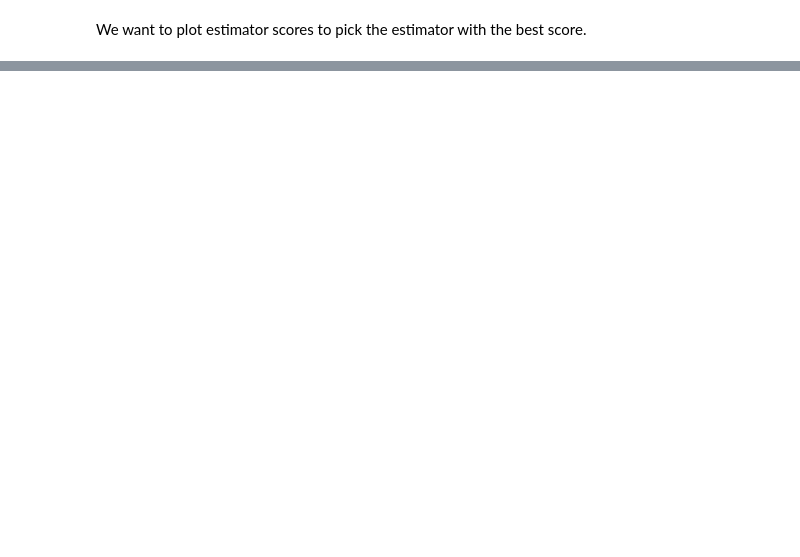
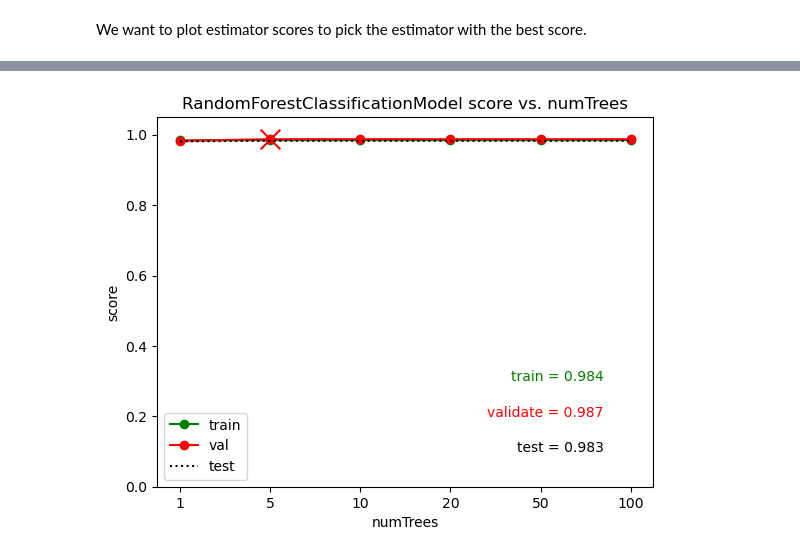
Before and after one commit to john-s-lin/hit-song-classifier, a Jupyter notebook: src/models/random_forest_classifier.ipynb, the cells around one changed output, grey strips where cells are left out. Cells and saved outputs as stored; diff of their text form; code cells hidden in the pictures; blank space fills up the shorter version.

Commit message:
patch: complete RFC metrics

```diff
--- a/src/models/random_forest_classifier.ipynb
+++ b/src/models/random_forest_classifier.ipynb
@@ -6,19 +6,17 @@ The first thing we'll do is define our imports and declare any constants.
 # %%
 # Define our imports
 import numpy as np
-import sklearn
+import matplotlib.pyplot as plt
+import seaborn as sns
 
 from pyspark.sql import DataFrame, SparkSession
 from pyspark.ml.feature import VectorAssembler
 from pyspark.ml.classification import RandomForestClassifier
 from pyspark.ml.evaluation import MulticlassClassificationEvaluator
-
-
-from sklearn.metrics import accuracy_score
-from sklearn.model_selection import train_test_split
+from pyspark.mllib.evaluation import MulticlassMetrics
 
 # Define our constants
-TARGET_DATA = "../../data/join_datasets1.csv"
+TARGET_DATA = "../../data/join_datasets_with_class.csv"
 RANDOM_SEED = 0
 TARGET_FEATURES = [
     "danceability",
@@ -104,7 +102,7 @@ def train_estimators(data: DataFrame, estimator_type: any, param_name: str, para
     estimators = []
     for val in param_vals:
         estimator = estimator_type(**{param_name: val}, **kwargs)
-        estimator.fit(data)
-        estimators.append(estimator)
-        print(f"Training {estimator}")
+        fitted_models = estimator.fit(data)
+        estimators.append(fitted_models)
+        print(f"Training {fitted_models}")
     return estimators
@@ -122,8 +130,8 @@ Training RandomForestClassifier_203161100a23
 # %% [markdown]
 We want to plot estimator scores to pick the estimator with the best score.
 # %%
-def score_estimators(estimators: list, data: DataFrame) -> list:
-    """Scores estimators
+def score_model(models: list, data: DataFrame) -> list:
+    """Scores models
 
     Args:
         estimators (list): list of estimators
@@ -134,10 +142,10 @@ def score_estimators(estimators: list, data: DataFrame) -> list:
     """
     evaluator = MulticlassClassificationEvaluator(labelCol="class", predictionCol="prediction", metricName="accuracy")
 
-    predicted = [estimator.transform(data) for estimator in estimators]
+    predicted = [model.transform(data) for model in models]
     return [evaluator.evaluate(pred) for pred in predicted]
 
-print(f"train: {score_estimators(rfc_multi, train_df)}")
-print(f"val: {score_estimators(rfc_multi, val_df)}")
-print(f"test: {score_estimators(rfc_multi, test_df)}")
+print(f"train: {score_model(rfc_multi, train_df)}")
+print(f"val: {score_model(rfc_multi, val_df)}")
+print(f"test: {score_model(rfc_multi, test_df)}")
 # %% [output]
@@ -144,0 +157,11 @@ AttributeError: 'RandomForestClassifier' object has no attribute 'transform'
+# %%
+num_trees = [1, 5, 10, 20, 50, 100]
+rfc_trees = train_estimators(
+    train_df,
+    RandomForestClassifier,
+    "numTrees",
+    num_trees,
+    featuresCol="features",
+    labelCol="class",
+    seed=RANDOM_SEED,
+)
@@ -144,0 +242,4 @@ AttributeError: 'RandomForestClassifier' object has no attribute 'transform'
+# %%
+%%time
+plot_estimator_scores(rfc_trees, "numTrees", num_trees)
+# %% [output]
@@ -144,0 +248 @@ AttributeError: 'RandomForestClassifier' object has no attribute 'transform'
+[figure, added]
```
Also changed, not shown: parts of 13 cells of this notebook, 1 other file.
